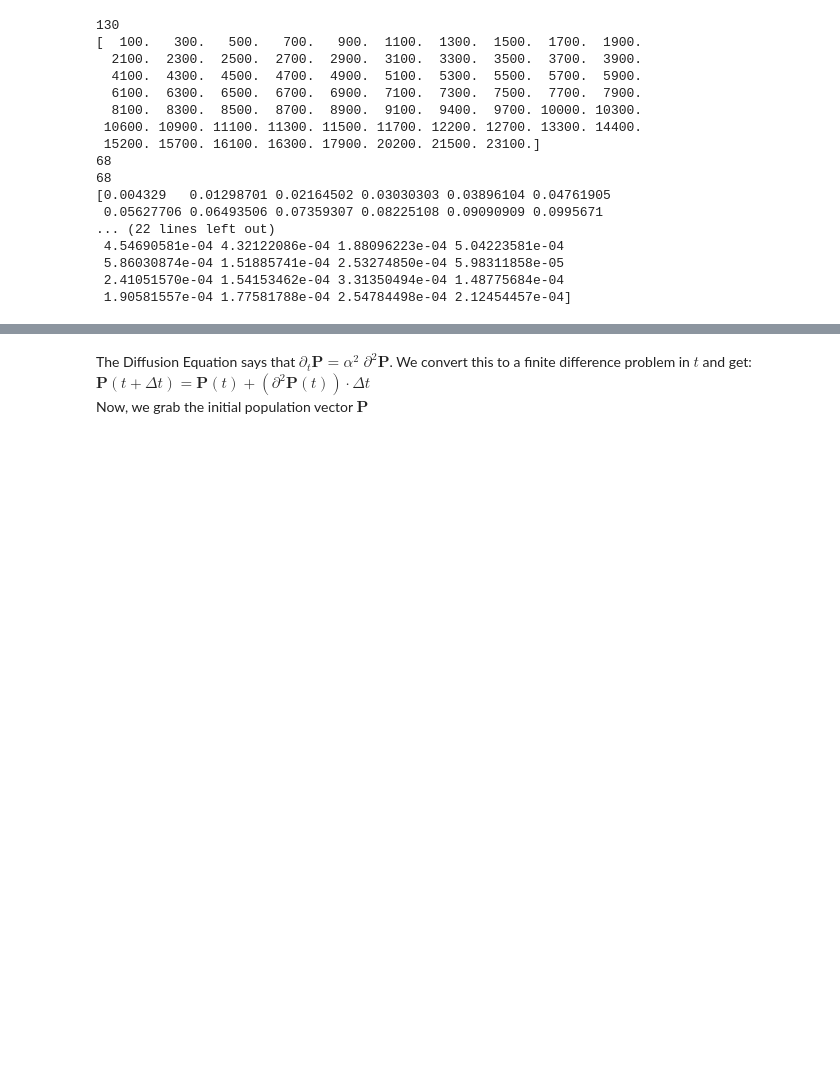
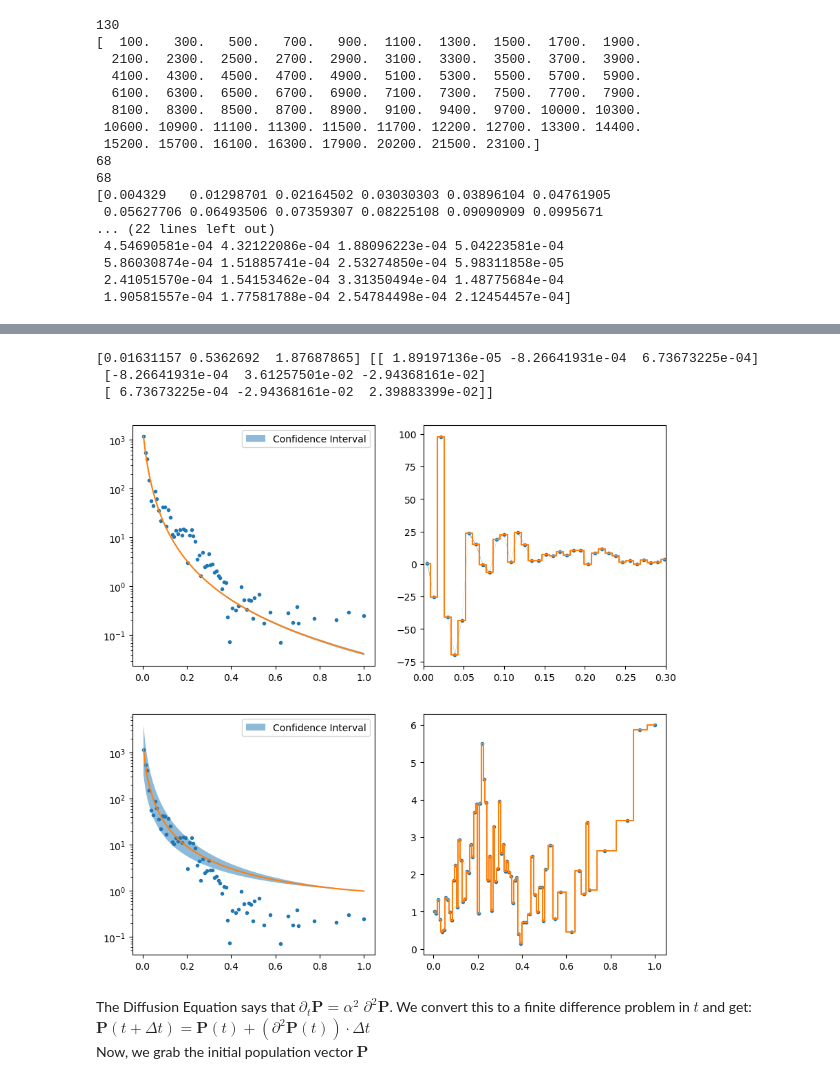
Before and after one commit to alvarorc19/tpsa-hackathon, a Jupyter notebook: generate.ipynb, the cells around one changed output, grey strips where cells are left out. Drawn from its saved outputs; the diff is of its cells as text; code cells hidden in the pictures; blank space fills up the shorter version.

Commit message:
Power Law Residual graph changes

```diff
--- a/generate.ipynb
+++ b/generate.ipynb
@@ -12,5 +11,5 @@ import seaborn as sns
 # %%
-gdf = gpd.read_file('data/MAIN_FILE.geojson')
+gdf = gpd.read_file('/home/dj-lawton/Downloads/MAIN_FILE.geojson')
 gdf = gdf.to_crs({'init': 'EPSG:29902'})
 gdf['area_sq_km'] = gdf['geometry'].area / 1_000_000
 gdf.info()
@@ -111,12 +110,16 @@ Xmin: 6502.162799028443
 In the cell below we create the bins with 200 in difference between the values and we add the areas of the ed's which exemplify the division of this sector based on the density. Then we fit it and plot it
 # %%
 # plt.plot(gdf["2022_Density"], gdf["area_sq_km"], '.')
-bins = np.arange(0, 25828, 200)
+
+#Create bins, sort DataFrame by Population Density and create lists of areas and densities.
+bins = np.arange(0, 25900, 200)
 sorted_df = gdf.sort_values(by='2022_Density')
 bin_values = np.zeros(len(bins))
 i = 0
 values_density = sorted_df["2022_Density"].tolist()
 values_area = sorted_df["area_sq_km"].tolist()
+
+#Create a list of areas in each bin, sum over the areas and append to initialised 'sublists'.
 sublists = []
 for i in range(len(bins) - 1):
     bin_min = bins[i]
@@ -125,10 +128,14 @@ for i in range(len(bins) - 1):
     sublist = sum(sublist)
     sublists.append(sublist)
 # plt.plot(np.log(bins[:-1]), np.log(sublists), '.')
+
+# Set limit variable so that different portions of the data can be plotted.
 limit = 129
 print(len(bins))
 # bins[:100]
 # plt.plot(bins[1:], sublists, '.')
+
+#Remove bins with no data
 new_bins = np.array([])
 new_sublists = np.array([])
 for i in range(len(bins[:limit])):
@@ -136,6 +143,8 @@ for i in range(len(bins[:limit])):
         new_bins = np.append(new_bins, bins[i])
         new_sublists = np.append(new_sublists, sublists[i])
 bins = new_bins
+
+# Center the bins, normalize the bins, frequencies.
 bins = np.array([(bins[i] + bins[i+1])/2 for i in range(len(bins[1:limit]))])
 sublists = new_sublists
 print(bins)
@@ -150,6 +159,8 @@ normalized_freq = np.array(sublists[1:limit]) / max_freq
 freq = sublists[1:limit]
 freq = np.array(freq)
 print(normalized_bins, normalized_freq)
+
+# Define the power law function.
 def powerlaw(x, a, b, c):
     return a * (x+c) ** (-b)
 # %% [output]
@@ -236,4 +234,48 @@ plt.savefig('powerlaw.pdf')
 [figure]
+# %%
+# Creating new function to fit to the data.
+def function2(x, a, b, g):
+    return (x+a)**(x**b-g)
+
+params2, pcov2 = curve_fit(function2, normalized_bins, freq, method = "trf", absolute_sigma=True)
+print(params2, pcov2)
+stdev2 =np.sqrt(np.diag(pcov2))
+
+# Plot the data and the fit.
+fig, ax = plt.subplots(2,2)
+fig.set_size_inches(10, 10)
+
+
+
+ax[0,0].plot(normalized_bins, freq, '.')
+ax[0,0].plot(normalized_bins, powerlaw(normalized_bins, params[0], params[1], params[2]), '-')
+ax[0,0].fill_between(normalized_bins, powerlaw(normalized_bins, params[0] + stdev[0], params[1]- stdev[1], params[2] - stdev[2]), powerlaw(normalized_bins, params[0] - stdev[0], params[1]+ stdev[1], params[2] +stdev[2]), alpha=0.5, label='Confidence Interval')
+ax[0,0].legend()
+# ax[0].set_xscale('log')
+ax[0,0].set_yscale('log')
+
+ax[1,0].plot(normalized_bins, freq, '.')
+ax[1,0].plot(normalized_bins, function2(normalized_bins, params2[0], params2[1], params2[2]), '-')
+ax[1,0].fill_between(normalized_bins, function2(normalized_bins, params2[0] + stdev2[0], params2[1]- stdev2[1], params2[2] - stdev2[2]), function2(normalized_bins, params2[0] - stdev2[0], params2[1]+ stdev2[1], params2[2] +stdev2[2]), alpha=0.5, label='Confidence Interval')
+ax[1,0].legend()
+
+ax[1,0].set_yscale('log')
+
+ax[0,1].plot(normalized_bins, freq-powerlaw(normalized_bins, params[0], params[1], params[2]), '.')
+ax[0,1].step(normalized_bins, freq-powerlaw(normalized_bins, params[0], params[1], params[2]), where='mid')
+ax[0,1].fill_between(normalized_bins, freq-powerlaw(normalized_bins, params[0] + stdev[0], params[1]- stdev[1], params[2] - stdev[2]), freq-powerlaw(normalized_bins, params[0] - stdev[0], params[1]+ stdev[1], params[2] +stdev[2]), alpha=1, label='Confidence Interval')
+ax[0,1].set_xlim(0, 0.3)
+# ax[0,1].set_yscale('log')
+
+ax[1,1].plot(normalized_bins, freq/powerlaw(normalized_bins, params[0], params[1], params[2]), '.')
+ax[1,1].step(normalized_bins, freq/powerlaw(normalized_bins, params[0], params[1], params[2]), where='mid')
+# ax[1,1].set_yscale('log')
+fig.savefig('function2_powerlaw.pdf')  # Save the figure to a file
+# %% [output]
+[0.01631157 0.5362692  1.87687865] [[ 1.89197136e-05 -8.26641931e-04  6.73673225e-04]
+ [-8.26641931e-04  3.61257501e-02 -2.94368161e-02]
+ [ 6.73673225e-04 -2.94368161e-02  2.39883399e-02]]
+[figure, added]
 # %%
 # Making the adjacency matrix
 
```
Also changed, not shown: parts of 4 cells of this notebook.
